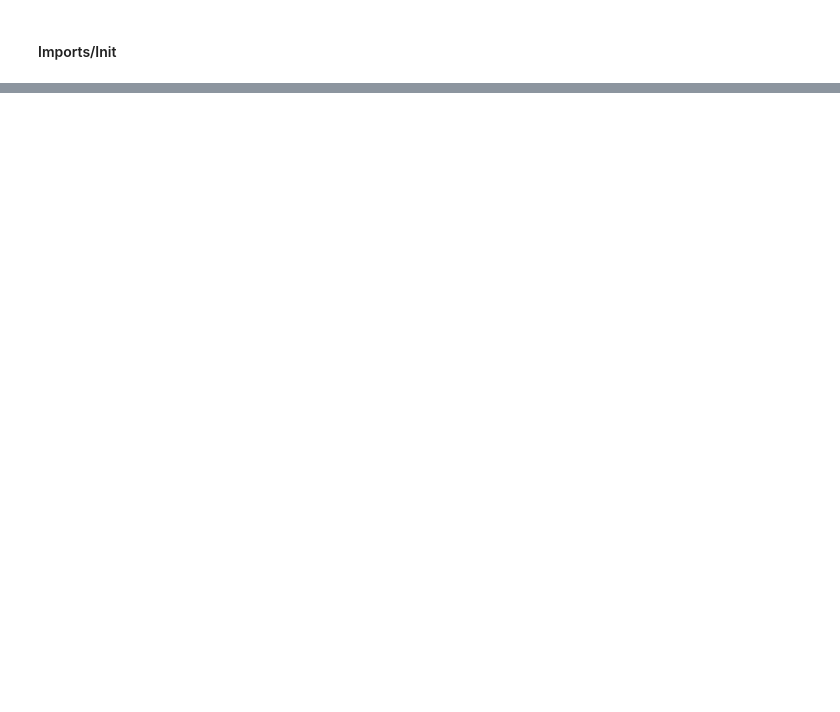
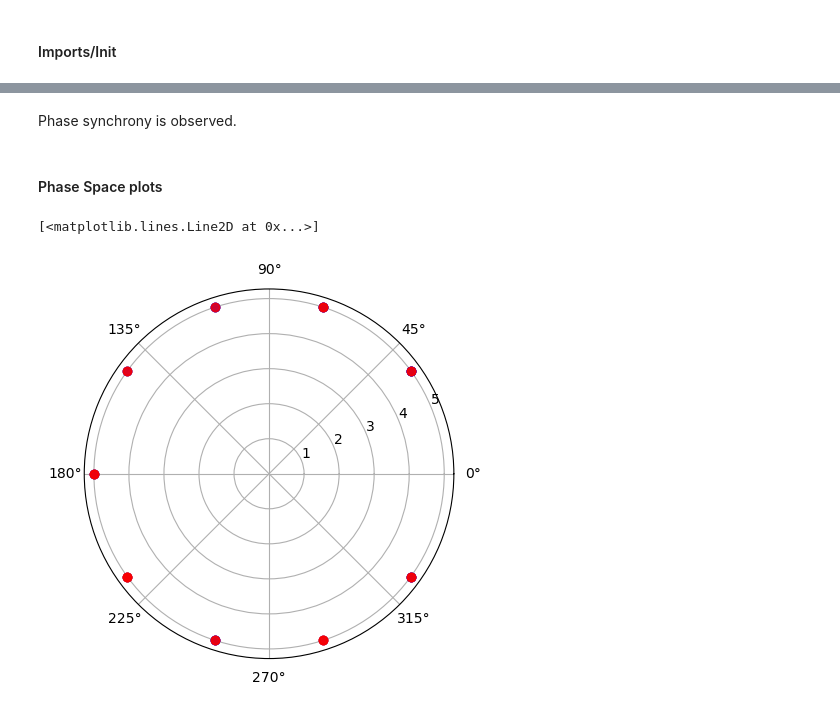
Before and after one commit to ch3rryblossom/sudoku-network, a Jupyter notebook: bipartite.ipynb, the cells around one changed output, grey strips where cells are left out. Drawn from its saved outputs; the diff is of its cells as text; code cells hidden in the pictures; blank space fills up the shorter version.

```diff
--- a/bipartite.ipynb
+++ b/bipartite.ipynb
@@ -87,0 +111,19 @@ show()
+# %%
+# Init all 100 neurons with random starting V, the groups G1 and G2 are connected with probability of 0.6 as in the paper
+# (only excitatory connections across the groups, no other connections)
+
+start_scope()
+
+exc = 0.001
+n = 100
+
+np.random.seed(10)
+
+G1 = NeuronGroup(n, eqs2, threshold='v>1', reset='v = 0', method='euler')
+G2 = NeuronGroup(n, eqs2, threshold='v>1', reset='v = 0', method='euler')
+
+group1init = np.random.randint(0, 9, size=n)/10
+group2init = np.random.randint(0, 9, size=n)/10
+
+G1.v = group1init
+G2.v = group2init
@@ -87,0 +159,13 @@ show()
+# %% [markdown]
+Phase synchrony is observed.
+# %% [markdown]
+#### Phase Space plots
+# %%
+polared = lambda t, M : M.v[:,t] * 2*pi
+dummy = ones(n)*5
+alph = 0.2
+polar(polared(0, M1), dummy, 'bo', alpha = alph)
+polar(polared(0, M2), dummy, 'ro', alpha = alph)
+# %% [output]
+[<matplotlib.lines.Line2D at 0x...>]
+[figure, added]
```
Also changed, not shown: parts of 30 cells of this notebook.
